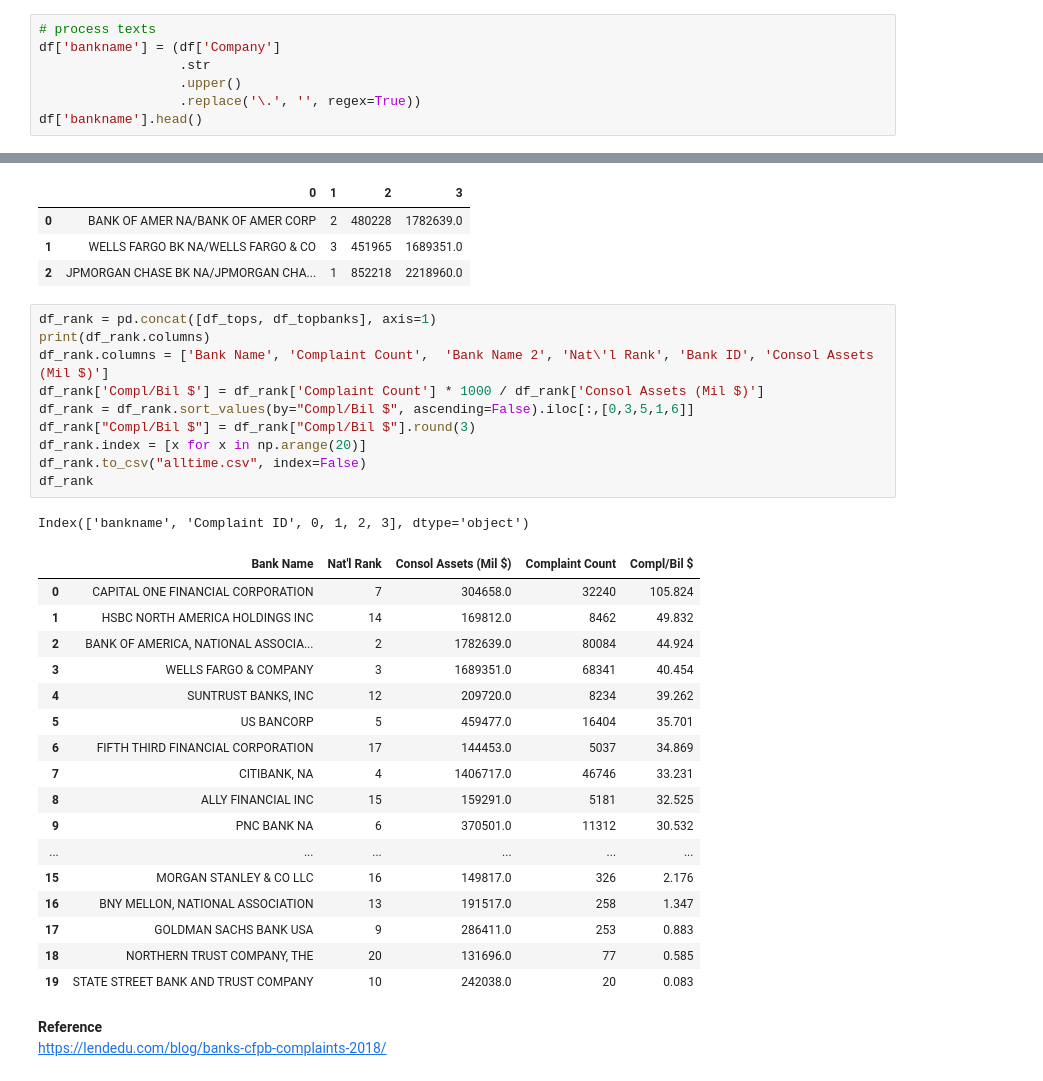
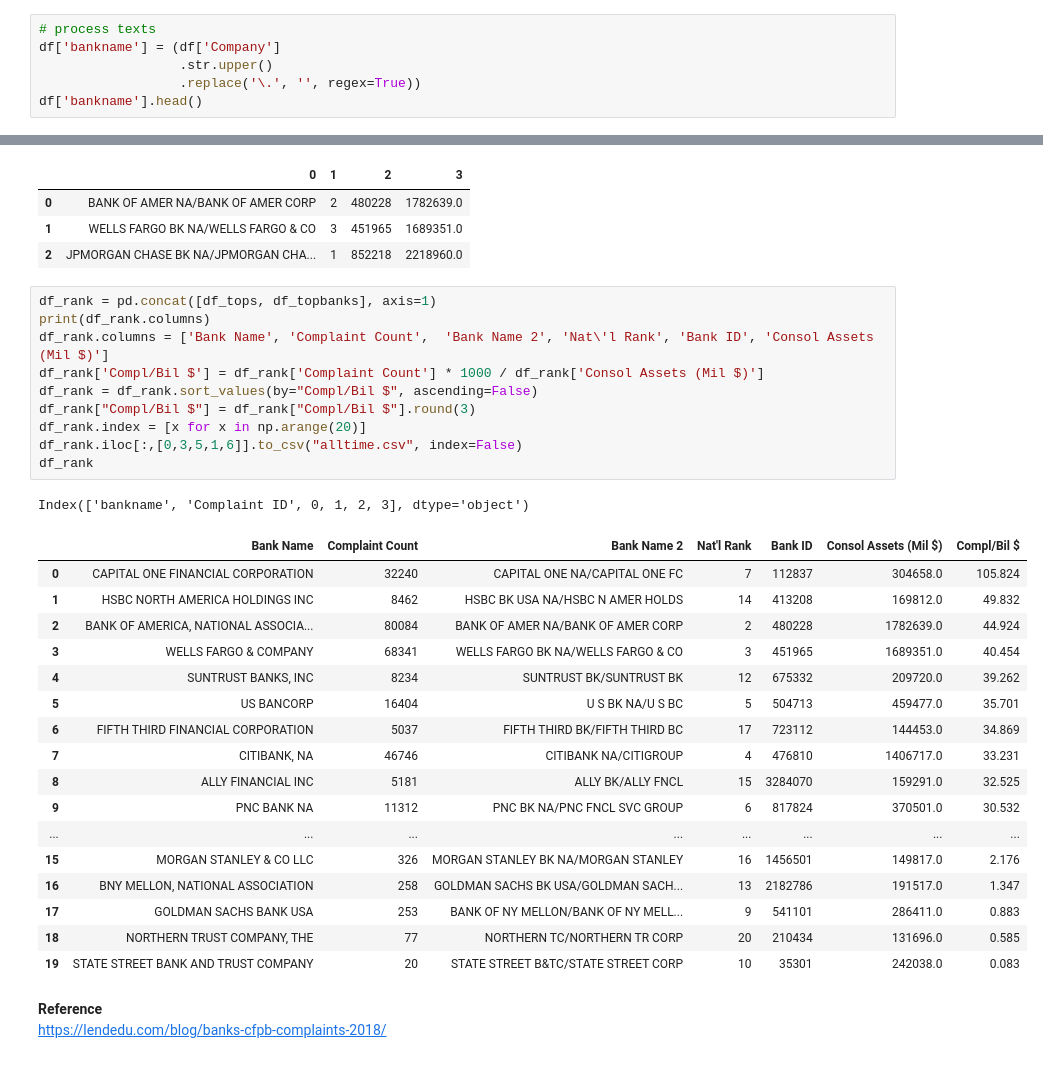
Before and after one commit to LambdaSchool/DS-Unit-1-Sprint-5-Data-Storytelling-Blog-Post, a Jupyter notebook: s&p_banks.ipynb, the cells around one changed output, grey strips where cells are left out. Cells and saved outputs as stored; diff of their text form.

```diff
--- a/s&p_banks.ipynb
+++ b/s&p_banks.ipynb
@@ -192,8 +192,7 @@ df_names.head()
 # %%
 # process texts
 df['bankname'] = (df['Company']
-                  .str
-                  .upper()
+                  .str.upper()
                   .replace('\.', '', regex=True))
 df['bankname'].head()
 # %% [output]
@@ -366,32 +365,32 @@ df_topbanks.head(3)
 # %%
 df_rank = pd.concat([df_tops, df_topbanks], axis=1)
 print(df_rank.columns)
 df_rank.columns = ['Bank Name', 'Complaint Count',  'Bank Name 2', 'Nat\'l Rank', 'Bank ID', 'Consol Assets (Mil $)']
 df_rank['Compl/Bil $'] = df_rank['Complaint Count'] * 1000 / df_rank['Consol Assets (Mil $)']
-df_rank = df_rank.sort_values(by="Compl/Bil $", ascending=False).iloc[:,[0,3,5,1,6]]
+df_rank = df_rank.sort_values(by="Compl/Bil $", ascending=False)
 df_rank["Compl/Bil $"] = df_rank["Compl/Bil $"].round(3)
 df_rank.index = [x for x in np.arange(20)]
-df_rank.to_csv("alltime.csv", index=False)
+df_rank.iloc[:,[0,3,5,1,6]].to_csv("alltime.csv", index=False)
 df_rank
 # %% [output]
 Index(['bankname', 'Complaint ID', 0, 1, 2, 3], dtype='object')
-|  | Bank Name | Nat'l Rank | Consol Assets (Mil $) | Complaint Count | Compl/Bil $ |
-| 0 | CAPITAL ONE FINANCIAL CORPORATION | 7 | 304658.0 | 32240 | 105.824 |
-| 1 | HSBC NORTH AMERICA HOLDINGS INC | 14 | 169812.0 | 8462 | 49.832 |
-| 2 | BANK OF AMERICA, NATIONAL ASSOCIA... | 2 | 1782639.0 | 80084 | 44.924 |
-| 3 | WELLS FARGO & COMPANY | 3 | 1689351.0 | 68341 | 40.454 |
-| 4 | SUNTRUST BANKS, INC | 12 | 209720.0 | 8234 | 39.262 |
-| 5 | US BANCORP | 5 | 459477.0 | 16404 | 35.701 |
-| 6 | FIFTH THIRD FINANCIAL CORPORATION | 17 | 144453.0 | 5037 | 34.869 |
-| 7 | CITIBANK, NA | 4 | 1406717.0 | 46746 | 33.231 |
-| 8 | ALLY FINANCIAL INC | 15 | 159291.0 | 5181 | 32.525 |
-| 9 | PNC BANK NA | 6 | 370501.0 | 11312 | 30.532 |
-| ... | ... | ... | ... | ... | ... |
-| 15 | MORGAN STANLEY & CO LLC | 16 | 149817.0 | 326 | 2.176 |
-| 16 | BNY MELLON, NATIONAL ASSOCIATION | 13 | 191517.0 | 258 | 1.347 |
-| 17 | GOLDMAN SACHS BANK USA | 9 | 286411.0 | 253 | 0.883 |
-| 18 | NORTHERN TRUST COMPANY, THE | 20 | 131696.0 | 77 | 0.585 |
-| 19 | STATE STREET BANK AND TRUST COMPANY | 10 | 242038.0 | 20 | 0.083 |
+|  | Bank Name | Complaint Count | Bank Name 2 | Nat'l Rank | Bank ID | Consol Assets (Mil $) | Compl/Bil $ |
+| 0 | CAPITAL ONE FINANCIAL CORPORATION | 32240 | CAPITAL ONE NA/CAPITAL ONE FC | 7 | 112837 | 304658.0 | 105.824 |
+| 1 | HSBC NORTH AMERICA HOLDINGS INC | 8462 | HSBC BK USA NA/HSBC N AMER HOLDS | 14 | 413208 | 169812.0 | 49.832 |
+| 2 | BANK OF AMERICA, NATIONAL ASSOCIA... | 80084 | BANK OF AMER NA/BANK OF AMER CORP | 2 | 480228 | 1782639.0 | 44.924 |
+| 3 | WELLS FARGO & COMPANY | 68341 | WELLS FARGO BK NA/WELLS FARGO & CO | 3 | 451965 | 1689351.0 | 40.454 |
+| 4 | SUNTRUST BANKS, INC | 8234 | SUNTRUST BK/SUNTRUST BK | 12 | 675332 | 209720.0 | 39.262 |
+| 5 | US BANCORP | 16404 | U S BK NA/U S BC | 5 | 504713 | 459477.0 | 35.701 |
+| 6 | FIFTH THIRD FINANCIAL CORPORATION | 5037 | FIFTH THIRD BK/FIFTH THIRD BC | 17 | 723112 | 144453.0 | 34.869 |
+| 7 | CITIBANK, NA | 46746 | CITIBANK NA/CITIGROUP | 4 | 476810 | 1406717.0 | 33.231 |
+| 8 | ALLY FINANCIAL INC | 5181 | ALLY BK/ALLY FNCL | 15 | 3284070 | 159291.0 | 32.525 |
+| 9 | PNC BANK NA | 11312 | PNC BK NA/PNC FNCL SVC GROUP | 6 | 817824 | 370501.0 | 30.532 |
+| ... | ... | ... | ... | ... | ... | ... | ... |
+| 15 | MORGAN STANLEY & CO LLC | 326 | MORGAN STANLEY BK NA/MORGAN STANLEY | 16 | 1456501 | 149817.0 | 2.176 |
+| 16 | BNY MELLON, NATIONAL ASSOCIATION | 258 | GOLDMAN SACHS BK USA/GOLDMAN SACH... | 13 | 2182786 | 191517.0 | 1.347 |
+| 17 | GOLDMAN SACHS BANK USA | 253 | BANK OF NY MELLON/BANK OF NY MELL... | 9 | 541101 | 286411.0 | 0.883 |
+| 18 | NORTHERN TRUST COMPANY, THE | 77 | NORTHERN TC/NORTHERN TR CORP | 20 | 210434 | 131696.0 | 0.585 |
+| 19 | STATE STREET BANK AND TRUST COMPANY | 20 | STATE STREET B&TC/STATE STREET CORP | 10 | 35301 | 242038.0 | 0.083 |
 # %% [markdown]
 **Reference**
 https://lendedu.com/blog/banks-cfpb-complaints-2018/
```
Also changed, not shown: parts of 7 cells of this notebook.
